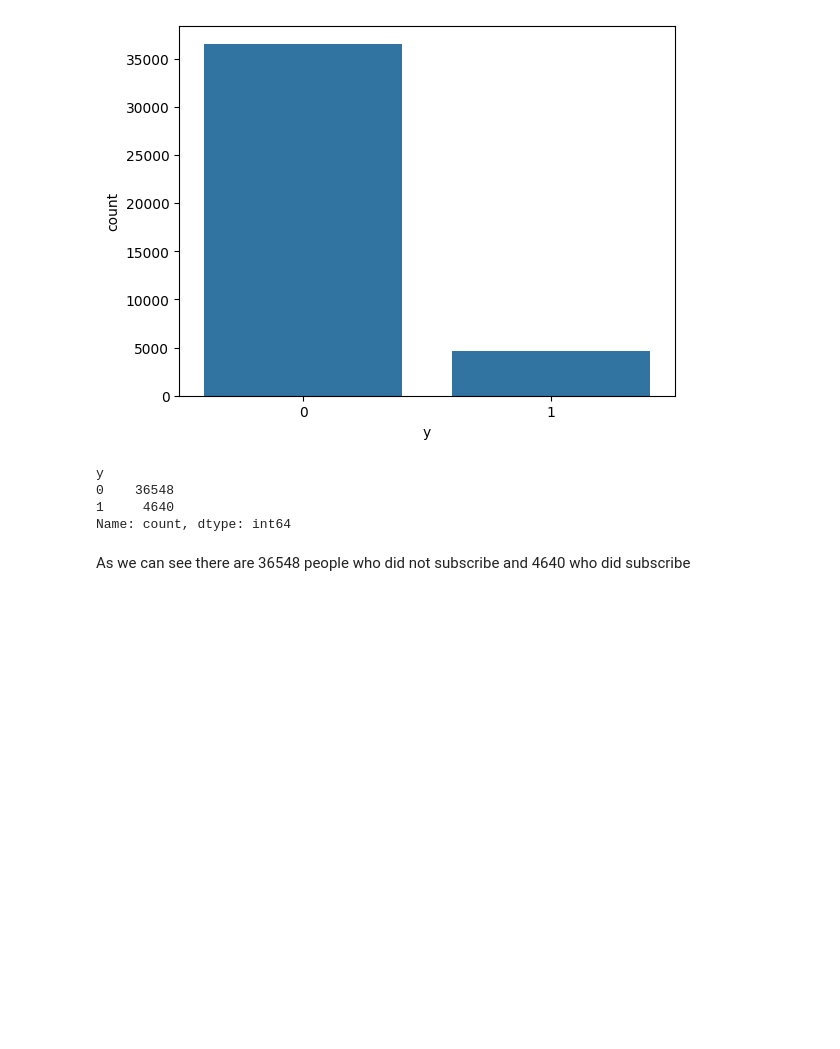
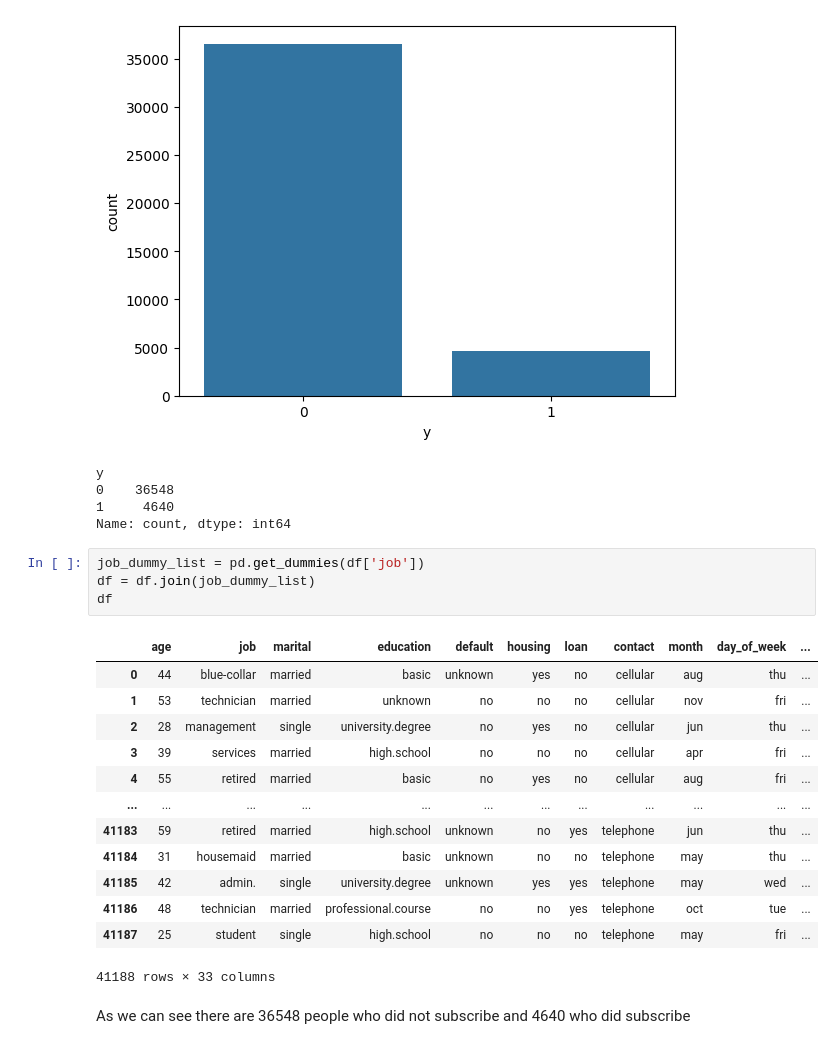
Before and after one commit to MrBigJupiter/LogisticRegression_Sandbox, a Jupyter notebook: log_prac.ipynb, the cells around one changed output. Drawn from its saved outputs; the diff is of its cells as text; blank space fills up the shorter version.

Commit message:
started adding dummy variables

```diff
--- a/log_prac.ipynb
+++ b/log_prac.ipynb
@@ -123,5 +123,23 @@ y
 0    36548
 1     4640
 Name: count, dtype: int64
+# %%
+job_dummy_list = pd.get_dummies(df['job'])
+df = df.join(job_dummy_list)
+df
+# %% [output]
+|  | age | job | marital | education | default | housing | loan | contact | month | day_of_week | ... |
+| 0 | 44 | blue-collar | married | basic | unknown | yes | no | cellular | aug | thu | ... |
+| 1 | 53 | technician | married | unknown | no | no | no | cellular | nov | fri | ... |
+| 2 | 28 | management | single | university.degree | no | yes | no | cellular | jun | thu | ... |
+| 3 | 39 | services | married | high.school | no | no | no | cellular | apr | fri | ... |
+| 4 | 55 | retired | married | basic | no | yes | no | cellular | aug | fri | ... |
+| ... | ... | ... | ... | ... | ... | ... | ... | ... | ... | ... | ... |
+| 41183 | 59 | retired | married | high.school | unknown | no | yes | telephone | jun | thu | ... |
+| 41184 | 31 | housemaid | married | basic | unknown | no | no | telephone | may | thu | ... |
+| 41185 | 42 | admin. | single | university.degree | unknown | yes | yes | telephone | may | wed | ... |
+| 41186 | 48 | technician | married | professional.course | no | no | yes | telephone | oct | tue | ... |
+| 41187 | 25 | student | single | high.school | no | no | no | telephone | may | fri | ... |
+41188 rows × 33 columns
 # %% [markdown]
 As we can see there are 36548 people who did not subscribe and 4640 who did subscribe
```
